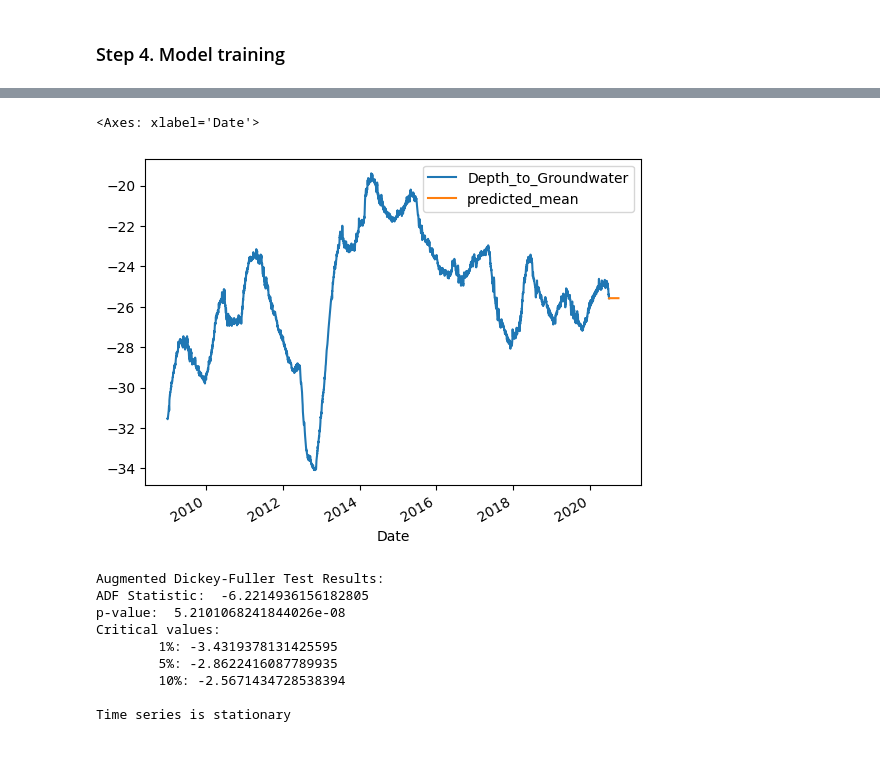
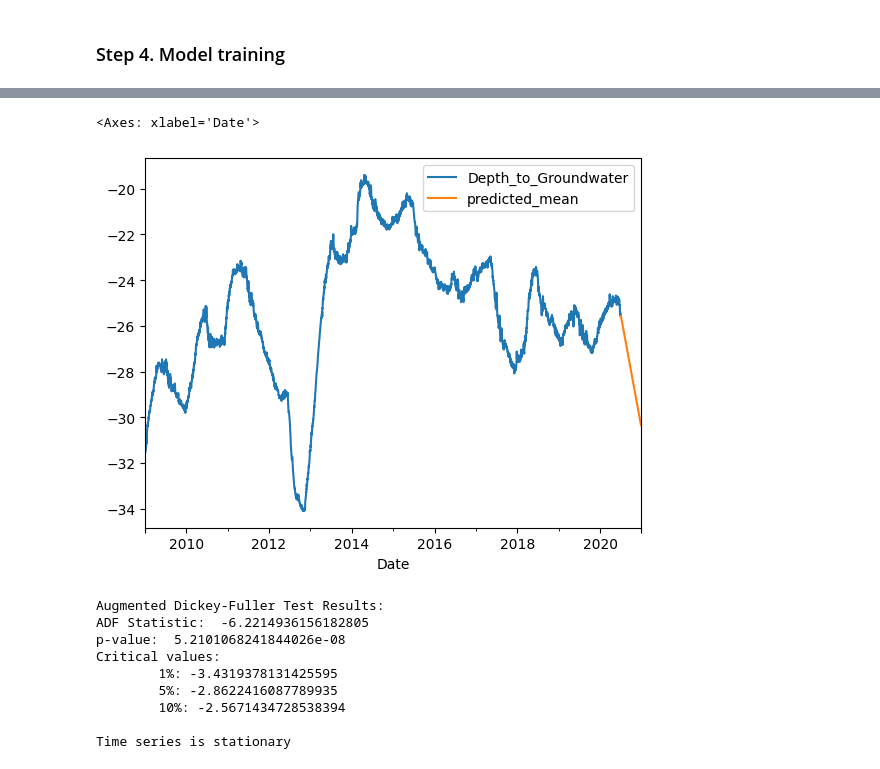
Before and after one commit to 4GeeksAcademy/remelop_Time_Series_Project, a Jupyter notebook: src/Time_Series_Project.ipynb, the cells around one changed output, grey strips where cells are left out. Cells and saved outputs as stored; diff of their text form; code cells hidden in the pictures.

```diff
--- a/src/Time_Series_Project.ipynb
+++ b/src/Time_Series_Project.ipynb
@@ -258,7 +289,7 @@ Critical values:
 Time series is non-stationary
 # %%
 # Find and fit ARIMA model
-auto_model = auto_arima(ts,
+auto_model = auto_arima(ts['Depth_to_Groundwater'],
                         #start_p=0, start_q=0,
                         #max_p=5, maxq=5,
                         #m=7, #7-diariamente, 12-mensual, 52-semanal
@@ -293,9 +305,9 @@ Total fit time: 16.759 seconds
 # %%
-model = ARIMA(ts, order=auto_model.order, seasonal_order=auto_model.seasonal_order)
+model = ARIMA(ts['Depth_to_Groundwater'], order=auto_model.order, seasonal_order=auto_model.seasonal_order)
 results = model.fit()
 # %%
 # Generate forecasts
-period = 90
+period = 180
 forecast_periods = period
 forecast = results.get_forecast(steps=forecast_periods)
 mean_forecast = forecast.predicted_mean
@@ -304,7 +313,0 @@ from datetime import timedelta
-# %%
-f_index = []
-for i in range (0, period):
-    date = final_date + timedelta(days = i)
-    f_index.append(date)
-
-mean_forecast.index = f_index
@@ -326,9 +314,9 @@ Name: predicted_mean, Length: 90, dtype: float64
 # %%
-ts.plot(legend=True)
+ts['Depth_to_Groundwater'].plot(legend=True)
 mean_forecast.plot(legend=True)
 # %% [output]
 <Axes: xlabel='Date'>
-[figure, old version]
+[figure, new version]
 # %%
 ts_stationary = data_c['Depth_to_Groundwater'].diff().dropna()
 # %%
```
Also changed, not shown: parts of 15 cells of this notebook.
